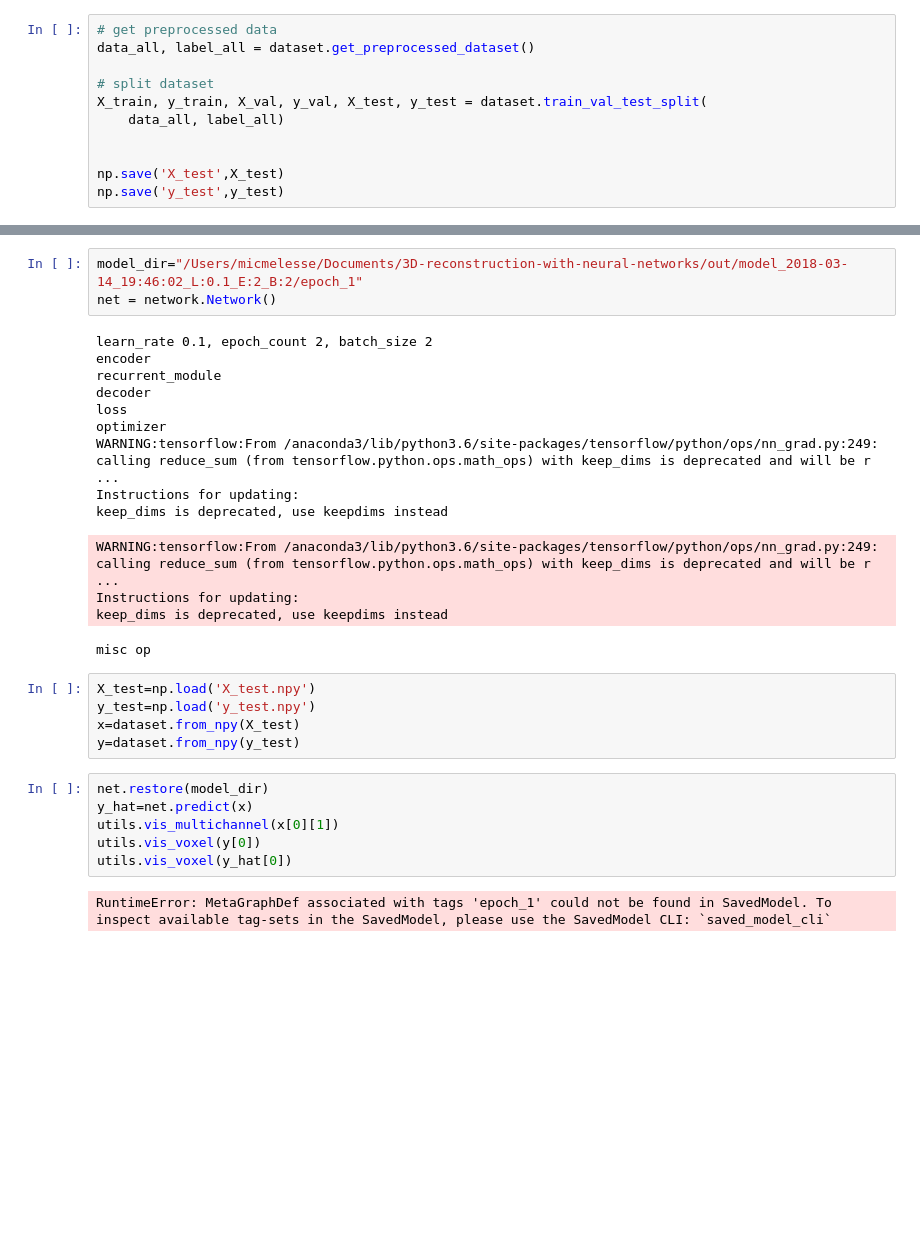
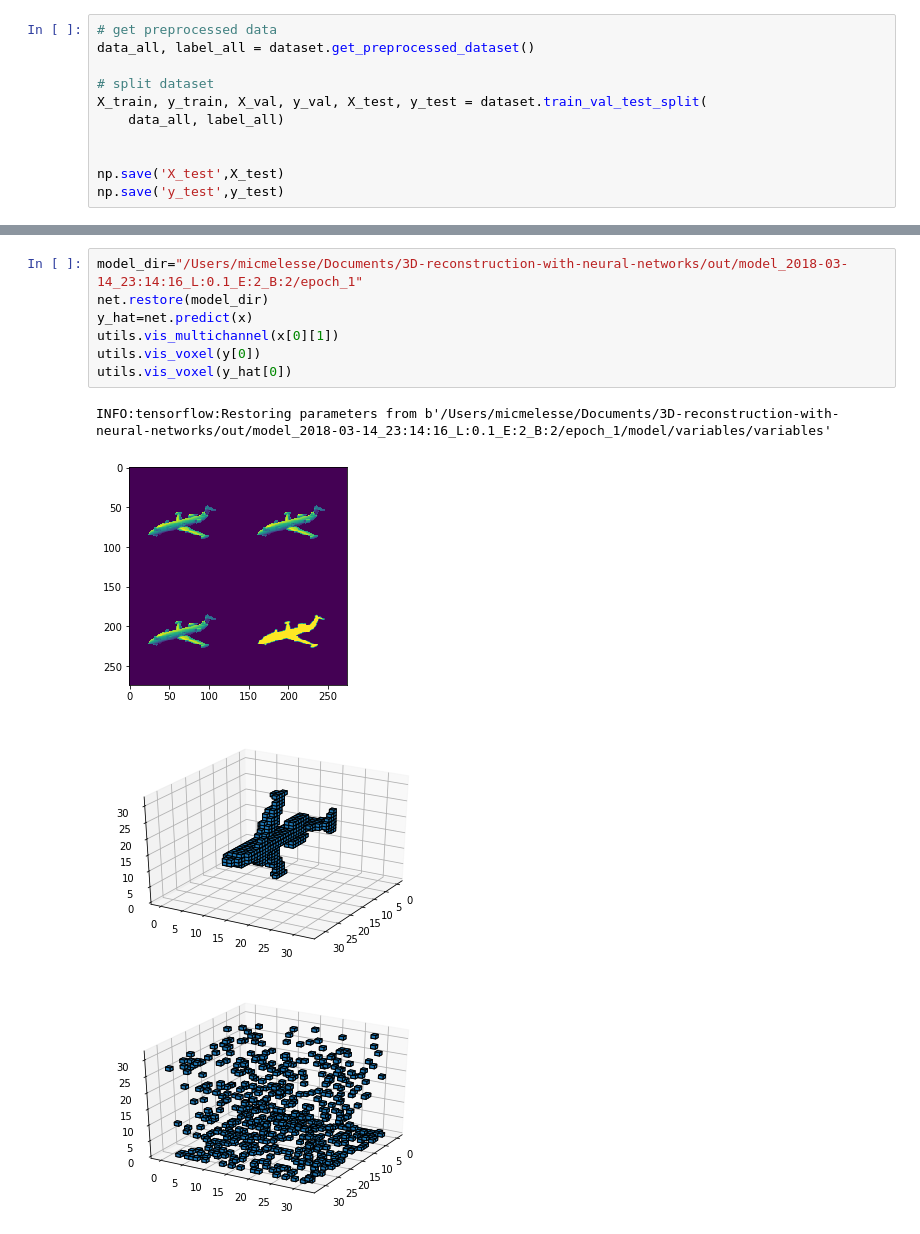
Before and after one commit to micmelesse/3D-reconstruction-with-Neural-Networks, a Jupyter notebook: experiments.ipynb, the cells around one changed output, grey strips where cells are left out. Saved outputs shown, nothing was run; the diff lists cells and outputs as text; blank space fills up the shorter version.

```diff
--- a/experiments.ipynb
+++ b/experiments.ipynb
@@ -34,30 +49,12 @@ np.save('y_test',y_test)
 # %%
-model_dir="/Users/micmelesse/Documents/3D-reconstruction-with-neural-networks/out/model_2018-03-14_19:46:02_L:0.1_E:2_B:2/epoch_1"
-net = network.Network()
+model_dir="/Users/micmelesse/Documents/3D-reconstruction-with-neural-networks/out/model_2018-03-14_23:14:16_L:0.1_E:2_B:2/epoch_1"
+net.restore(model_dir)
+y_hat=net.predict(x)
+utils.vis_multichannel(x[0][1])
+utils.vis_voxel(y[0])
+utils.vis_voxel(y_hat[0])
 # %% [output]
-learn_rate 0.1, epoch_count 2, batch_size 2
-encoder
-recurrent_module
-decoder
-loss
-optimizer
-WARNING:tensorflow:From /anaconda3/lib/python3.6/site-packages/tensorflow/python/ops/nn_grad.py:249: calling reduce_sum (from tensorflow.python.ops.math_ops) with keep_dims is deprecated and will be r ...
-Instructions for updating:
-keep_dims is deprecated, use keepdims instead
+INFO:tensorflow:Restoring parameters from b'/Users/micmelesse/Documents/3D-reconstruction-with-neural-networks/out/model_2018-03-14_23:14:16_L:0.1_E:2_B:2/epoch_1/model/variables/variables'
-WARNING:tensorflow:From /anaconda3/lib/python3.6/site-packages/tensorflow/python/ops/nn_grad.py:249: calling reduce_sum (from tensorflow.python.ops.math_ops) with keep_dims is deprecated and will be r ...
-Instructions for updating:
-keep_dims is deprecated, use keepdims instead
-misc op
+[figure, added]
+[figure, added]
+[figure, added]
-# %%
-X_test=np.load('X_test.npy')
-y_test=np.load('y_test.npy')
-x=dataset.from_npy(X_test)
-y=dataset.from_npy(y_test)
-# %%
-net.restore(model_dir)
-y_hat=net.predict(x)
-utils.vis_multichannel(x[0][1])
-utils.vis_voxel(y[0])
-utils.vis_voxel(y_hat[0])
-# %% [output]
-RuntimeError: MetaGraphDef associated with tags 'epoch_1' could not be found in SavedModel. To inspect available tag-sets in the SavedModel, please use the SavedModel CLI: `saved_model_cli`
```
Also changed, not shown: parts of 2 cells of this notebook, 5 other files.
